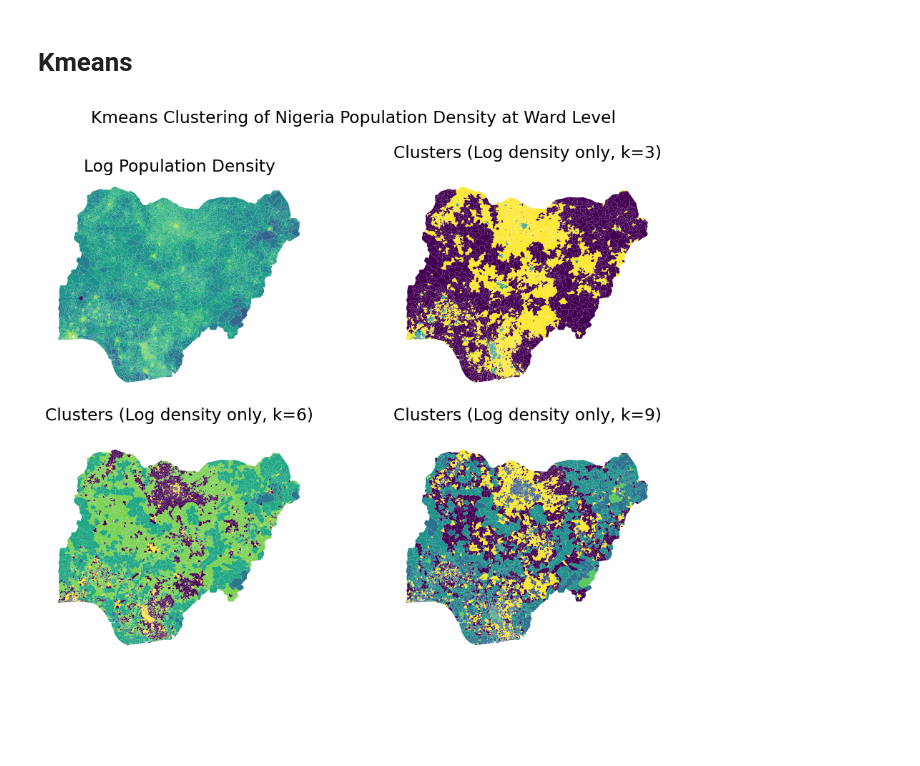
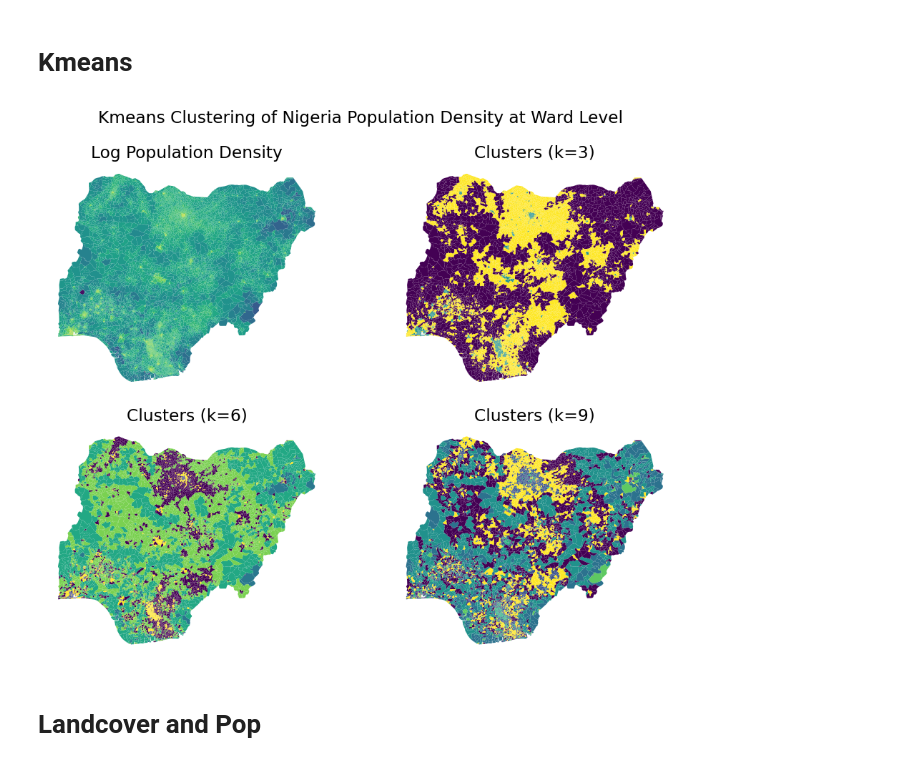
Before and after one commit to InstituteforDiseaseModeling/RasterToolkit, a Jupyter notebook: examples/SOM/som_exploration_nigeria_ward.ipynb, the cells around one changed output. Drawn from its saved outputs; the diff is of its cells as text; code cells hidden in the pictures; blank space fills up the shorter version.

```diff
--- a/examples/SOM/som_exploration_nigeria_ward.ipynb
+++ b/examples/SOM/som_exploration_nigeria_ward.ipynb
@@ -161,30 +164,32 @@ projected_gdf['cluster_9_kmeans'] = kmeans9.labels_
 # %%
 plt.rc('font', size=14)
 
 fig, axs = plt.subplots(2,2, figsize=(10,8))
 axs = np.ravel(axs)
 fig.suptitle('Kmeans Clustering of Nigeria Population Density at Ward Level')
 
 projected_gdf.plot("log_pop_density", ax=axs[0], legend=False, legend_kwds={
         "location":"bottom",
         "shrink":.75
     })
 axs[0].set_title("Log Population Density")
 axs[0].axis('off')
 
 projected_gdf.plot("cluster_3_kmeans", ax=axs[1], categorical=True, legend=False, cmap='viridis')
-axs[1].set_title("Clusters (Log density only, k=3)")
+axs[1].set_title("Clusters (k=3)")
 axs[1].axis('off')
 
 projected_gdf.plot("cluster_6_kmeans", ax=axs[2], categorical=True, legend=False, cmap='viridis')
-axs[2].set_title("Clusters (Log density only, k=6)")
+axs[2].set_title("Clusters (k=6)")
 axs[2].axis('off')
 
 projected_gdf.plot("cluster_9_kmeans", ax=axs[3], categorical=True, legend=False, cmap='viridis')
-axs[3].set_title("Clusters (Log density only, k=9)")
+axs[3].set_title("Clusters (k=9)")
 axs[3].axis('off')
 
 plt.tight_layout()
 plt.show()
 # %% [output]
-[figure, old version]
+[figure, new version]
+# %% [markdown]
+# Landcover and Pop
```
Also changed, not shown: parts of 6 cells of this notebook, 21 other files.
